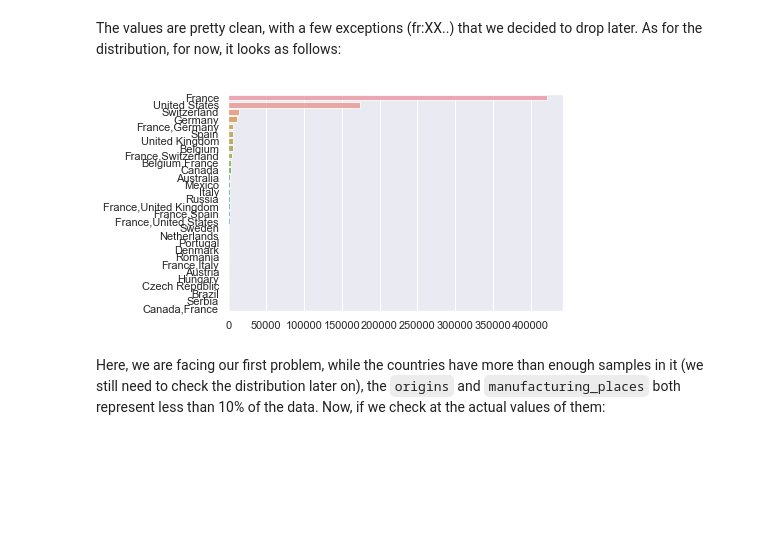
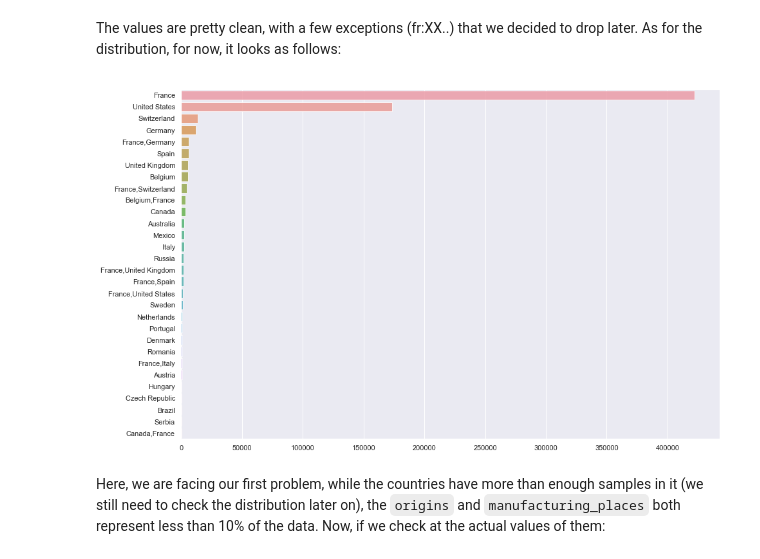
Before and after one commit to coiL10/AdamanTeam, a Jupyter notebook: milestone2.ipynb, the cells around one changed output. Drawn from its saved outputs; the diff is of its cells as text; code cells hidden in the pictures; blank space fills up the shorter version.

```diff
--- a/milestone2.ipynb
+++ b/milestone2.ipynb
@@ -144,10 +160,11 @@ For this dataset, the most important tags are the followings:`countries_en`, `or
 # %% [markdown]
 This column contains the names of the countries where the product is sold, separated by a comma. Without cleaning (this will be later on), the distribution of the values are as follows:
 # %%
-def print_dis(column):
+def print_dis(column, output_name):
     counts = column.value_counts()
     counts = counts[:30,]
-    sns.barplot(y=counts.index, x=counts.values, alpha=0.8)
+    plot = sns.barplot(y=counts.index, x=counts.values, alpha=0.8)
+    plot.get_figure().savefig(output_name)
 # %%
 selected_data.countries_en.unique()[:50]
 # %% [output]
@@ -169,9 +186,9 @@ array(['France', 'United States', 'Ireland', 'United Kingdom',
 # %% [markdown]
 The values are pretty clean, with a few exceptions (fr:XX..) that we decided to drop later. As for the distribution, for now, it looks as follows:
 # %%
-print_dis(selected_data.countries_en)
+print_dis(selected_data.countries_en, data_folder + 'hist_countries.png')
 # %% [output]
-[figure, old version]
+[figure, new version]
 # %% [markdown]
 Here, we are facing our first problem, while the countries have more than enough samples in it (we still need to check the distribution later on), the `origins` and `manufacturing_places` both represent less than 10% of the data. Now, if we check at the actual values of them:
 # %% [markdown]
```
Also changed, not shown: parts of 21 cells of this notebook.
